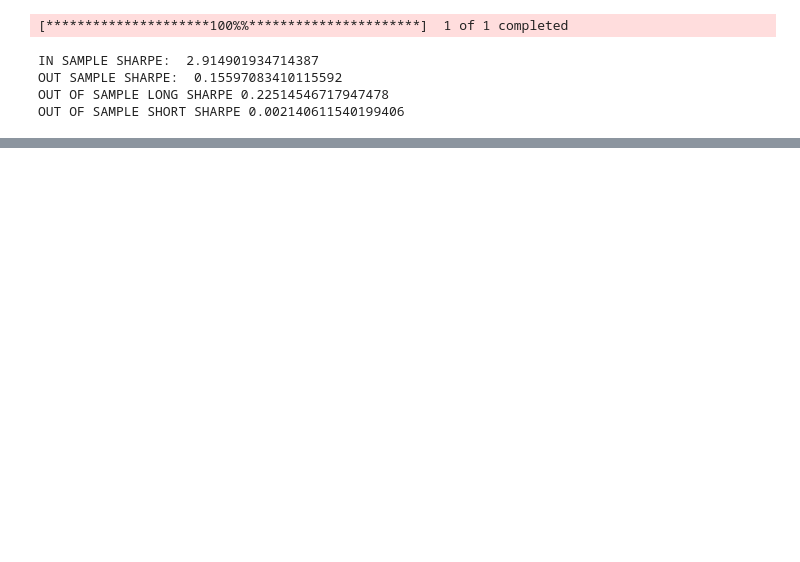
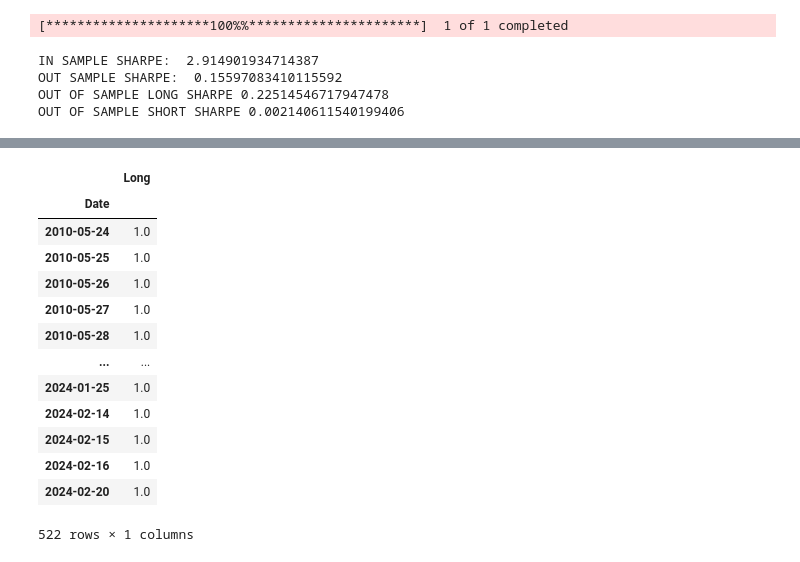
Before and after one commit to eduardo-contreras-dominguez/Quantitative-Finance, a Jupyter notebook: Indicators/Momentum/Multi_Spectral_RSI_Divergence_Test.ipynb, the cells around one changed output, grey strips where cells are left out. Cells and saved outputs as stored; diff of their text form; code cells hidden in the pictures; blank space fills up the shorter version.

```diff
--- a/Indicators/Momentum/Multi_Spectral_RSI_Divergence_Test.ipynb
+++ b/Indicators/Momentum/Multi_Spectral_RSI_Divergence_Test.ipynb
@@ -68,0 +70,3 @@ M.short_positions[M.short_positions.diff() != 0].dropna()
+# %%
+mask = M.long_positions != 0
+longs = M.long_positions[mask].dropna()
@@ -68,0 +78,17 @@ M.short_positions[M.short_positions.diff() != 0].dropna()
+# %%
+longs
+# %% [output]
+|  | Long |
+| Date |  |
+| 2010-05-24 | 1.0 |
+| 2010-05-25 | 1.0 |
+| 2010-05-26 | 1.0 |
+| 2010-05-27 | 1.0 |
+| 2010-05-28 | 1.0 |
+| ... | ... |
+| 2024-01-25 | 1.0 |
+| 2024-02-14 | 1.0 |
+| 2024-02-15 | 1.0 |
+| 2024-02-16 | 1.0 |
+| 2024-02-20 | 1.0 |
+522 rows × 1 columns
```
Also changed, not shown: parts of 9 cells of this notebook, 1 other file.
